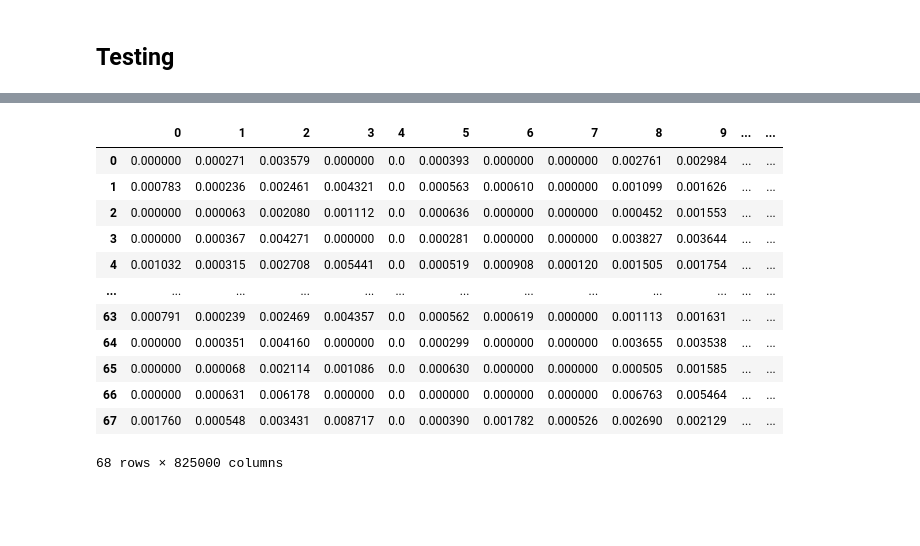
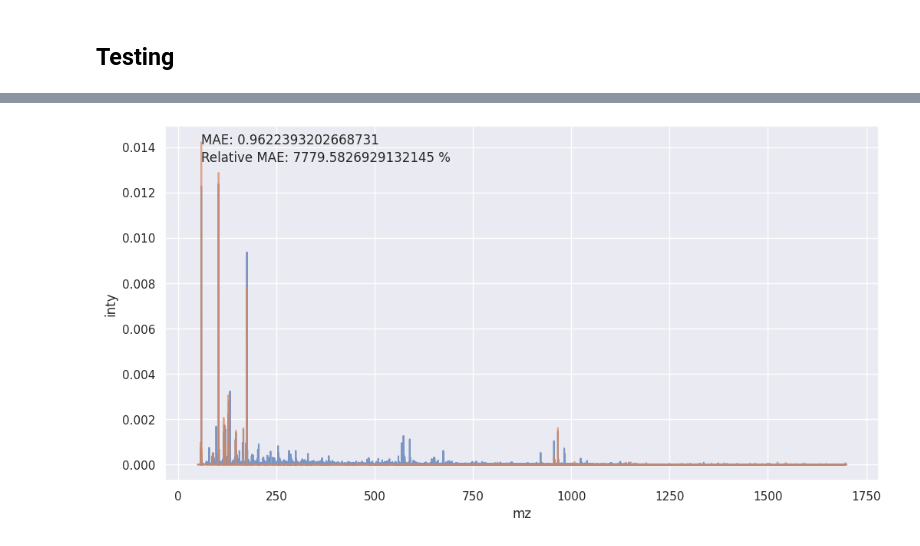
Before and after one commit to JosuaCarl/MStoML, a Jupyter notebook: skripts/VAE/VAE.ipynb, the cells around one changed output, grey strips where cells are left out. Drawn from its saved outputs; the diff is of its cells as text; code cells hidden in the pictures; blank space fills up the shorter version.

```diff
--- a/skripts/VAE/VAE.ipynb
+++ b/skripts/VAE/VAE.ipynb
@@ -58,4 +242,3 @@ X = np.random.normal(0.0, 1.0, size=(5, 825000))
 callbacks = [ keras.callbacks.ModelCheckpoint( filepath="../../runs/VAE/training/test_{epoch}.keras",
                                                        save_best_only=True, monitor="val_loss",
                                                        verbose=1 )]
-callbacks.append( )
@@ -64,4 +245,4 @@ TypeError: list.append() takes exactly one argument (0 given)
 # %%
-model2.fit(X, X, validation_split=0.2, batch_size=2, epochs=10, callbacks=callbacks)
+model2.fit(data, data, validation_split=0.2, batch_size=2, epochs=10, callbacks=callbacks)
 # %% [output]
 Epoch 1/10
@@ -89,3 +270,3 @@ loss, kl_loss, recon_loss = model2.evaluate(data, data, batch_size=68)
 # %%
-prediction = model2.predict(data)
+prediction = pd.DataFrame(model2.predict(data))
 # %% [output]
@@ -93,16 +274,3 @@ prediction = model2.predict(data)
-# %%
-pd.DataFrame(prediction)
-# %% [output]
-|  | 0 | 1 | 2 | 3 | 4 | 5 | 6 | 7 | 8 | 9 | ... | ... |
-| 0 | 0.000000 | 0.000271 | 0.003579 | 0.000000 | 0.0 | 0.000393 | 0.000000 | 0.000000 | 0.002761 | 0.002984 | ... | ... |
-| 1 | 0.000783 | 0.000236 | 0.002461 | 0.004321 | 0.0 | 0.000563 | 0.000610 | 0.000000 | 0.001099 | 0.001626 | ... | ... |
-| 2 | 0.000000 | 0.000063 | 0.002080 | 0.001112 | 0.0 | 0.000636 | 0.000000 | 0.000000 | 0.000452 | 0.001553 | ... | ... |
-| 3 | 0.000000 | 0.000367 | 0.004271 | 0.000000 | 0.0 | 0.000281 | 0.000000 | 0.000000 | 0.003827 | 0.003644 | ... | ... |
-| 4 | 0.001032 | 0.000315 | 0.002708 | 0.005441 | 0.0 | 0.000519 | 0.000908 | 0.000120 | 0.001505 | 0.001754 | ... | ... |
-| ... | ... | ... | ... | ... | ... | ... | ... | ... | ... | ... | ... | ... |
-| 63 | 0.000791 | 0.000239 | 0.002469 | 0.004357 | 0.0 | 0.000562 | 0.000619 | 0.000000 | 0.001113 | 0.001631 | ... | ... |
-| 64 | 0.000000 | 0.000351 | 0.004160 | 0.000000 | 0.0 | 0.000299 | 0.000000 | 0.000000 | 0.003655 | 0.003538 | ... | ... |
-| 65 | 0.000000 | 0.000068 | 0.002114 | 0.001086 | 0.0 | 0.000630 | 0.000000 | 0.000000 | 0.000505 | 0.001585 | ... | ... |
-| 66 | 0.000000 | 0.000631 | 0.006178 | 0.000000 | 0.0 | 0.000000 | 0.000000 | 0.000000 | 0.006763 | 0.005464 | ... | ... |
-| 67 | 0.001760 | 0.000548 | 0.003431 | 0.008717 | 0.0 | 0.000390 | 0.001782 | 0.000526 | 0.002690 | 0.002129 | ... | ... |
-68 rows × 825000 columns
+# %%
+plot_df = pd.DataFrame(prediction.loc[1].values, index=data.columns, columns=["inty"]).reset_index()
+plot_df_2 = pd.DataFrame(data.iloc[1].values, index=data.columns, columns=["inty"]).reset_index()
@@ -108,0 +280,12 @@ pd.DataFrame(prediction)
+# %%
+mae = np.mean(np.sum( np.abs((plot_df_2["inty"] - plot_df["inty"])) ))
+rel_mae = mae / np.max(plot_df_2["inty"])
+
+sns.set_theme(rc={"figure.figsize":(12, 6)})
+ax = sns.lineplot(data=plot_df_2, x="mz", y="inty", alpha=0.7)
+ax = sns.lineplot(data=plot_df, x="mz", y="inty", alpha=0.7)
+plt.annotate(f"MAE: {mae}", xy=(0.05, 0.95), xycoords='axes fraction')
+plt.annotate(f"Relative MAE: {rel_mae *100} %", xy=(0.05, 0.90), xycoords='axes fraction')
+plt.show()
+# %% [output]
+[figure, added]
```
Also changed, not shown: parts of 10 cells of this notebook, 1 other file.
